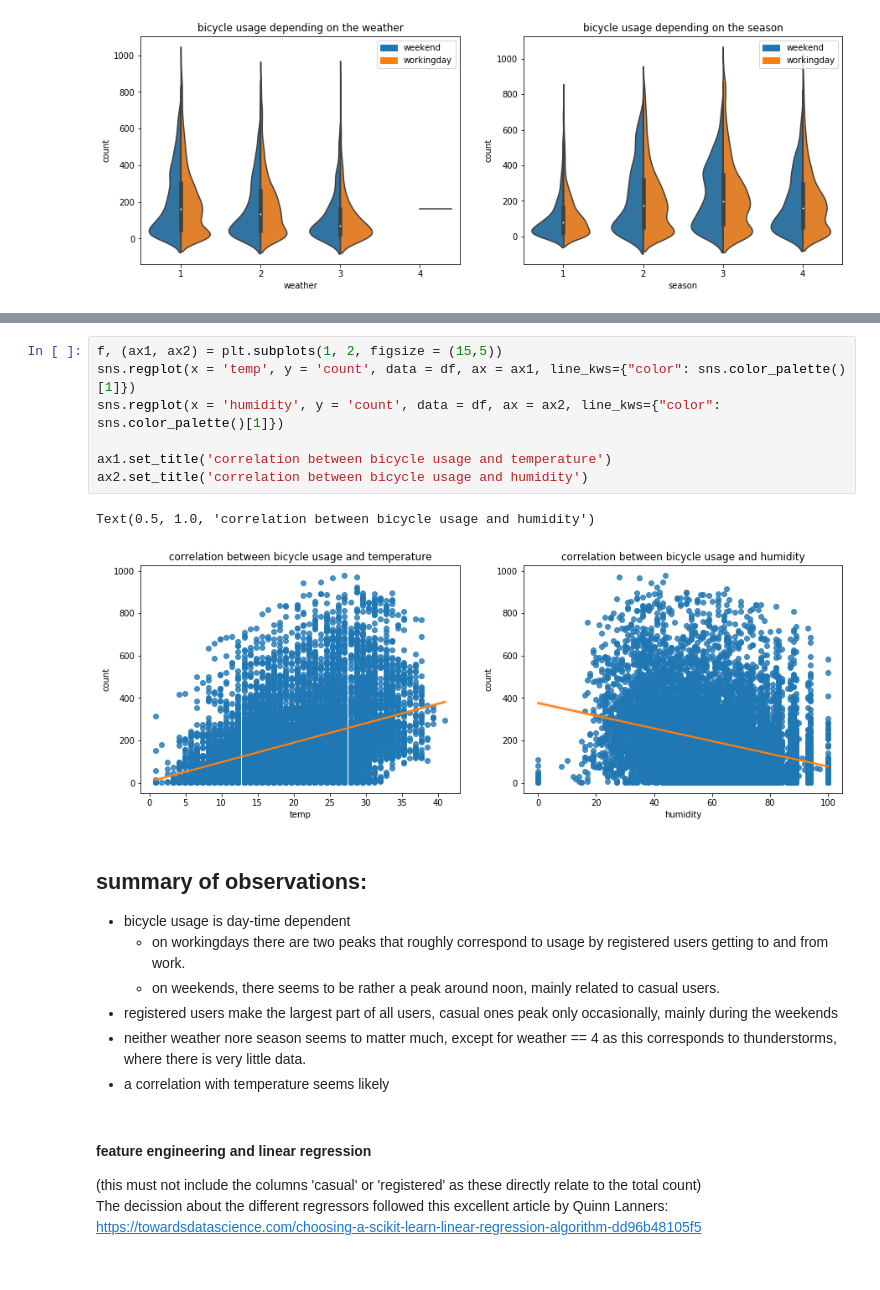
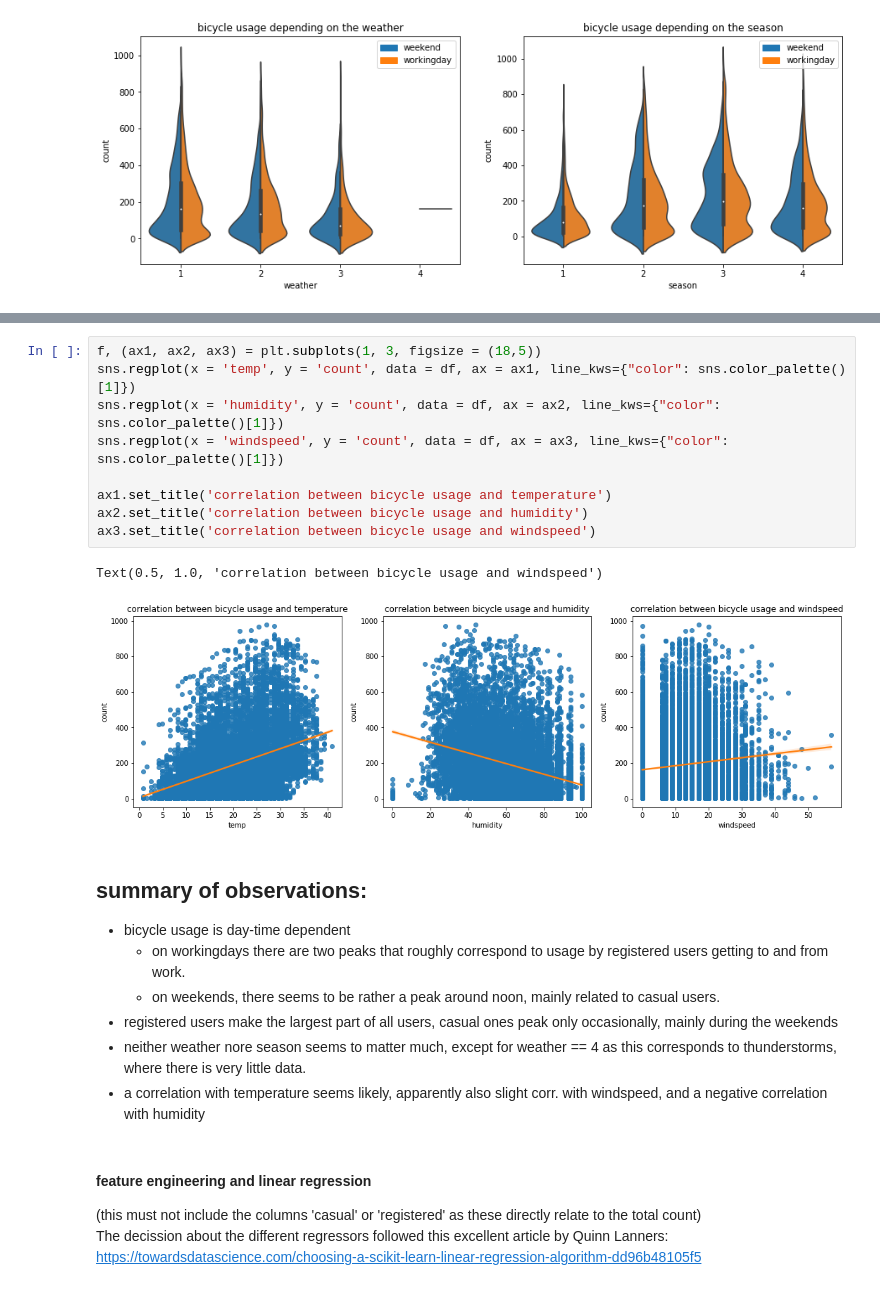
Before and after one commit to mkoeppel/Bicycle_Ridge, a Jupyter notebook: Linear_Regression_Assessment_Kaggle_CapitalBikeShare.ipynb, the cells around one changed output, grey strips where cells are left out. Saved outputs shown, nothing was run; the diff lists cells and outputs as text.

```diff
--- a/Linear_Regression_Assessment_Kaggle_CapitalBikeShare.ipynb
+++ b/Linear_Regression_Assessment_Kaggle_CapitalBikeShare.ipynb
@@ -149,13 +168,15 @@ plt.show()
 # %%
-f, (ax1, ax2) = plt.subplots(1, 2, figsize = (15,5))
+f, (ax1, ax2, ax3) = plt.subplots(1, 3, figsize = (18,5))
 sns.regplot(x = 'temp', y = 'count', data = df, ax = ax1, line_kws={"color": sns.color_palette()[1]})
 sns.regplot(x = 'humidity', y = 'count', data = df, ax = ax2, line_kws={"color": sns.color_palette()[1]})
+sns.regplot(x = 'windspeed', y = 'count', data = df, ax = ax3, line_kws={"color": sns.color_palette()[1]})
 
 ax1.set_title('correlation between bicycle usage and temperature')
 ax2.set_title('correlation between bicycle usage and humidity')
+ax3.set_title('correlation between bicycle usage and windspeed')
 # %% [output]
-Text(0.5, 1.0, 'correlation between bicycle usage and humidity')
+Text(0.5, 1.0, 'correlation between bicycle usage and windspeed')
-[figure, old version]
+[figure, new version]
 # %% [markdown]
 ## summary of observations:
 - bicycle usage is day-time dependent
@@ -163,7 +184,7 @@ Text(0.5, 1.0, 'correlation between bicycle usage and humidity')
     - on weekends, there seems to be rather a peak around noon, mainly related to casual users.
 - registered users make the largest part of all users, casual ones peak only occasionally, mainly during the weekends
 - neither weather nore season seems to matter much, except for weather == 4 as this corresponds to thunderstorms, where there is very little data.
-- a correlation with temperature seems likely
+- a correlation with temperature seems likely, apparently also slight corr. with windspeed, and a negative correlation with humidity
 # %% [markdown]
 #### feature engineering and linear regression
 (this must not include the columns 'casual' or 'registered' as these directly relate to the total count) \
```
Also changed, not shown: parts of 19 cells of this notebook.
